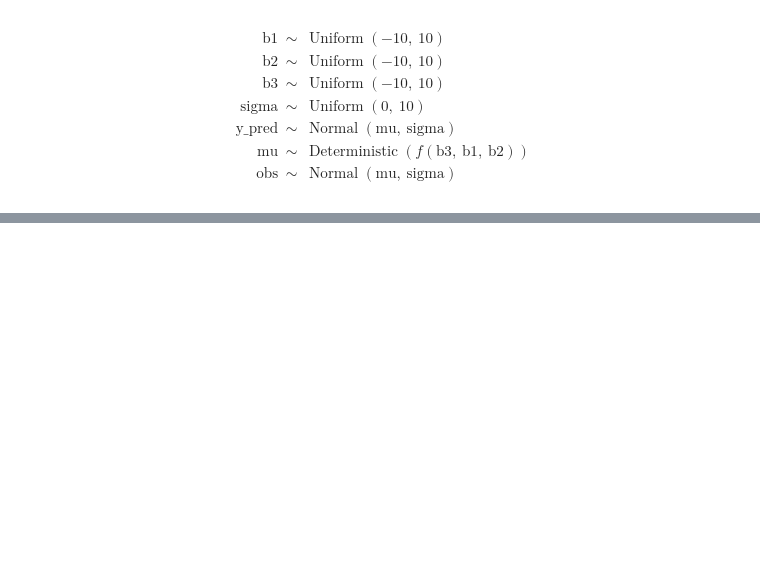
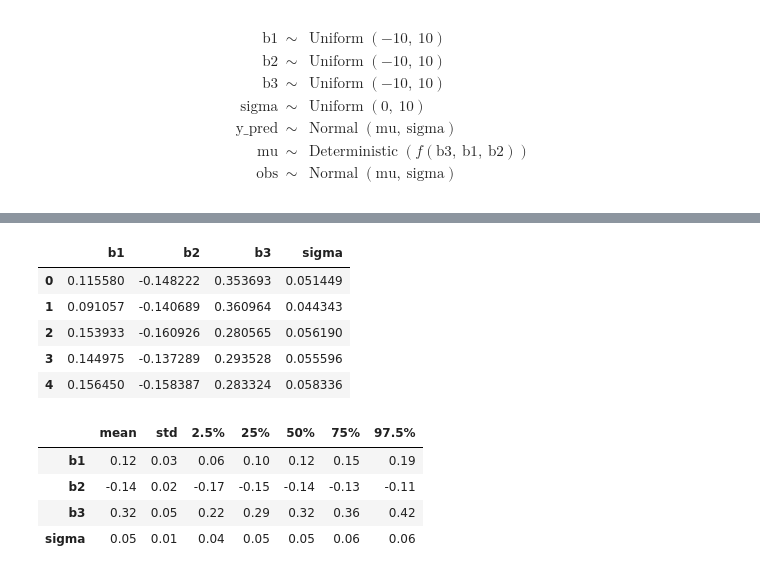
Before and after one commit to makkimaki/stan-r-bayes-statistical-modeling-python, a Jupyter notebook: chapter5.ipynb, the cells around one changed output, grey strips where cells are left out. Saved outputs shown, nothing was run; the diff lists cells and outputs as text; code cells hidden in the pictures; blank space fills up the shorter version.

```diff
--- a/chapter5.ipynb
+++ b/chapter5.ipynb
@@ -152,0 +261,17 @@ display(g)
+# %%
+vars = ["b1", "b2", "b3", "sigma"]
+param_samples = idata.posterior[vars].to_dataframe().reset_index(drop=True)
+display(param_samples.head())
+display(make_stats_df(param_samples).round(2))
+# %% [output]
+|  | b1 | b2 | b3 | sigma |
+| 0 | 0.115580 | -0.148222 | 0.353693 | 0.051449 |
+| 1 | 0.091057 | -0.140689 | 0.360964 | 0.044343 |
+| 2 | 0.153933 | -0.160926 | 0.280565 | 0.056190 |
+| 3 | 0.144975 | -0.137289 | 0.293528 | 0.055596 |
+| 4 | 0.156450 | -0.158387 | 0.283324 | 0.058336 |
+|  | mean | std | 2.5% | 25% | 50% | 75% | 97.5% |
+| b1 | 0.12 | 0.03 | 0.06 | 0.10 | 0.12 | 0.15 | 0.19 |
+| b2 | -0.14 | 0.02 | -0.17 | -0.15 | -0.14 | -0.13 | -0.11 |
+| b3 | 0.32 | 0.05 | 0.22 | 0.29 | 0.32 | 0.36 | 0.42 |
+| sigma | 0.05 | 0.01 | 0.04 | 0.05 | 0.05 | 0.06 | 0.06 |
```
Also changed, not shown: parts of 7 cells of this notebook.
